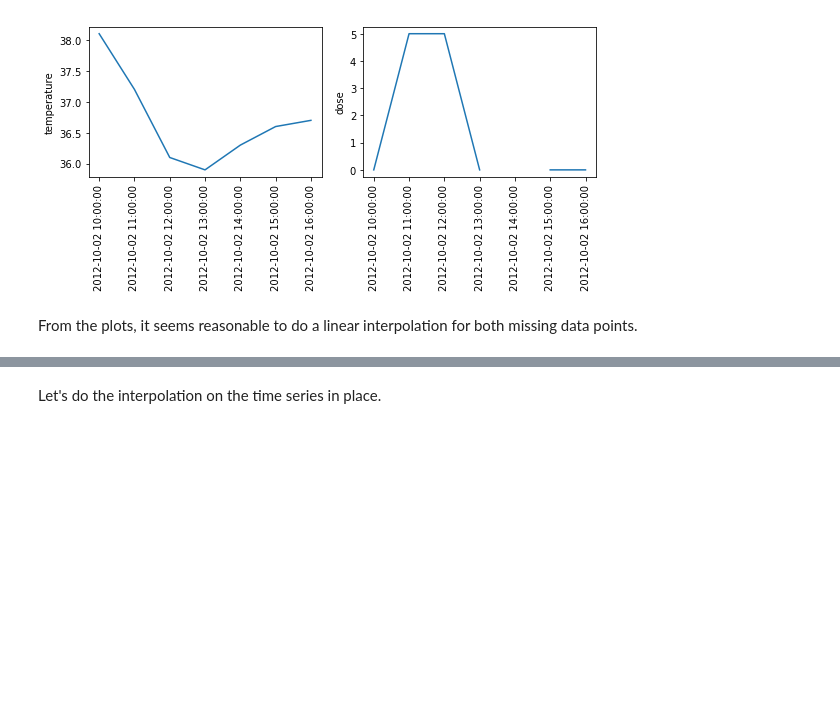
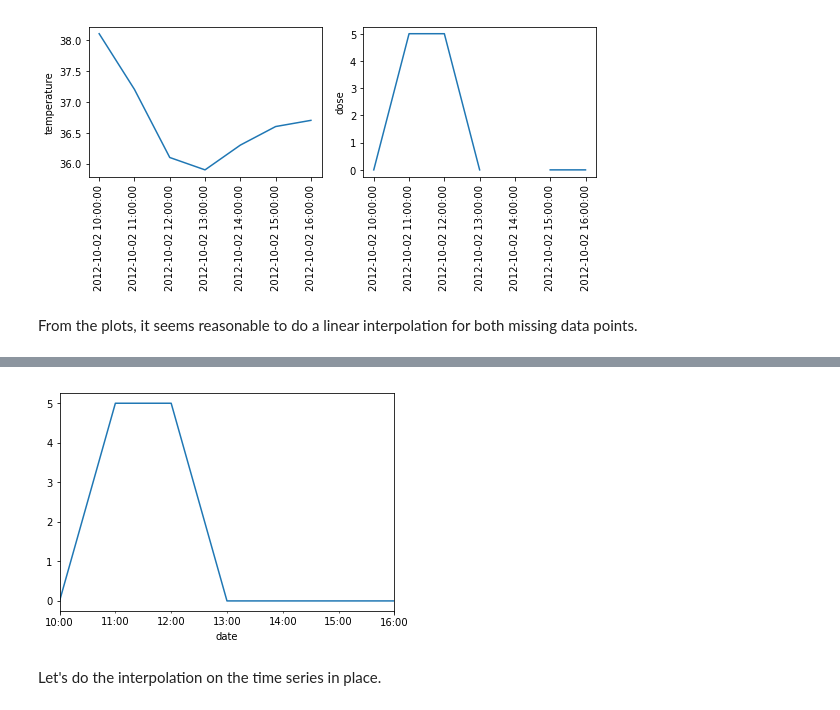
Before and after one commit to gjbex/training-material, a Jupyter notebook: Python/Pandas/patient_data.ipynb, the cells around one changed output, grey strips where cells are left out. Saved outputs shown, nothing was run; the diff lists cells and outputs as text; code cells hidden in the pictures; blank space fills up the shorter version.

```diff
--- a/Python/Pandas/patient_data.ipynb
+++ b/Python/Pandas/patient_data.ipynb
@@ -288,3 +306,7 @@ plt.plot(interpolated_4);
+# %%
+interpolated_4.plot();
+# %% [output]
+[figure, added]
 # %% [markdown]
 Let's do the interpolation on the time series in place.
 # %%
```
Also changed, not shown: parts of 12 cells of this notebook.
